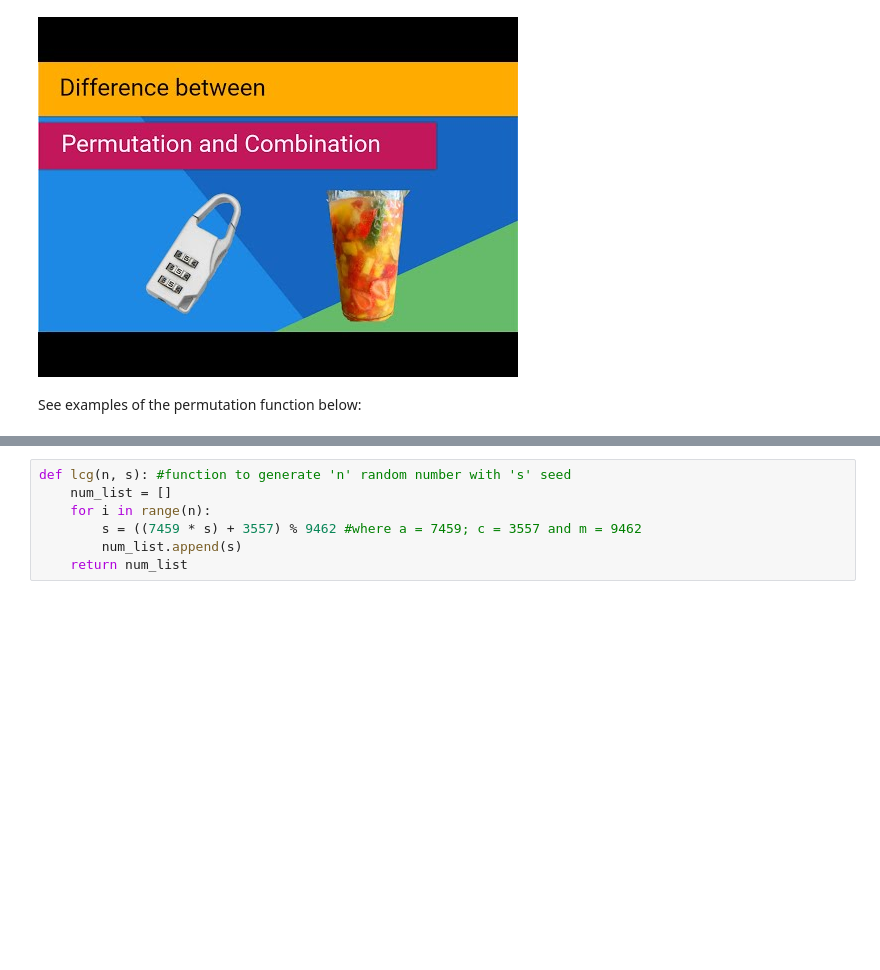
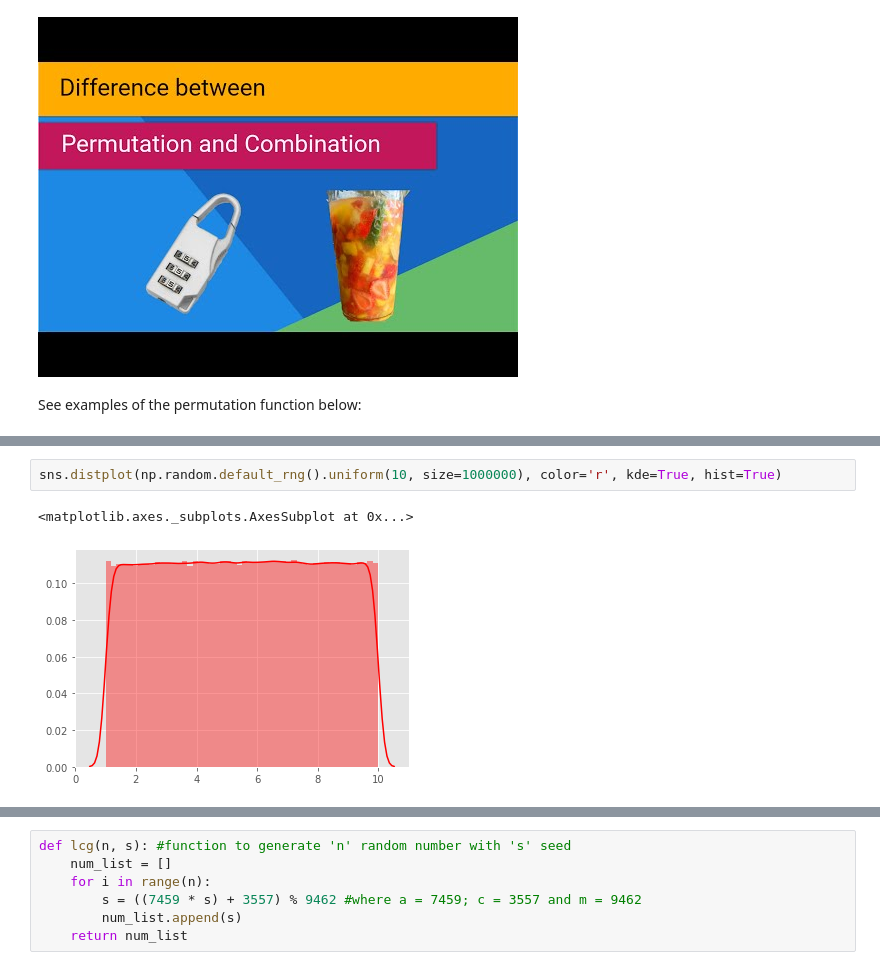
Before and after one commit to dssheldon/ProgDA-Assignment-SDS, a Jupyter notebook: ProgDA_Assignment.ipynb, the cells around one changed output, grey strips where cells are left out. Drawn from its saved outputs; the diff is of its cells as text; blank space fills up the shorter version.

```diff
--- a/ProgDA_Assignment.ipynb
+++ b/ProgDA_Assignment.ipynb
@@ -975,0 +729,5 @@ Let's see how the LCG will generate random data:
+# %%
+sns.distplot(np.random.default_rng().uniform(10, size=1000000), color='r', kde=True, hist=True)
+# %% [output]
+<matplotlib.axes._subplots.AxesSubplot at 0x...>
+[figure, added]
```
Also changed, not shown: parts of 126 cells of this notebook.
